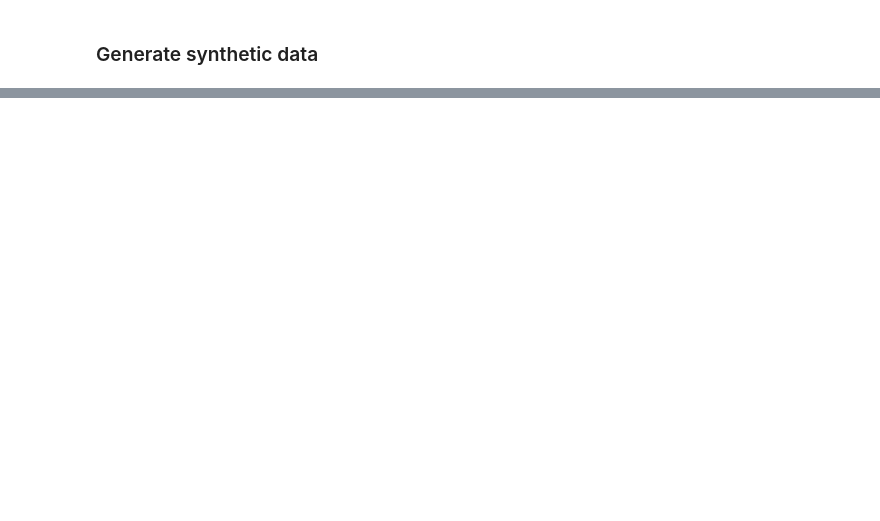
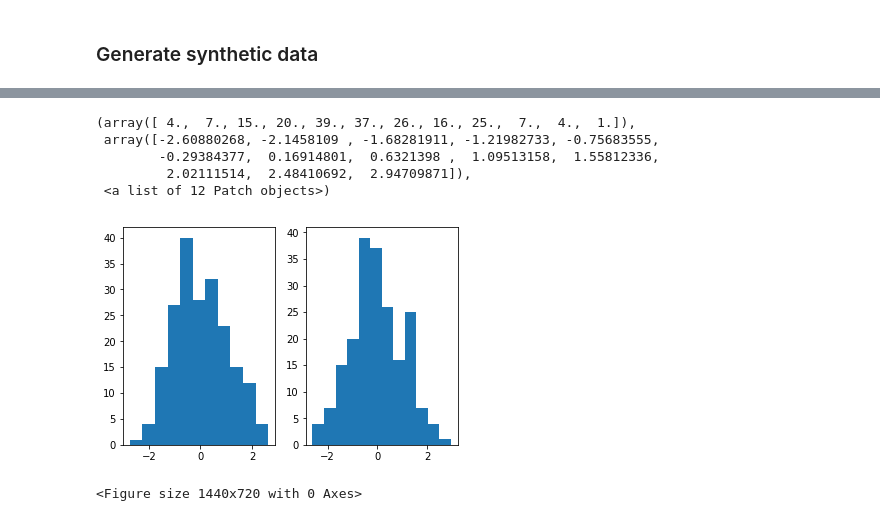
Before and after one commit to hkindbom/DD2434-Machine-Learning-Advanced, a Jupyter notebook: Assignment 1.ipynb, the cells around one changed output, grey strips where cells are left out. Saved outputs shown, nothing was run; the diff lists cells and outputs as text; code cells hidden in the pictures; blank space fills up the shorter version.

```diff
--- a/Assignment 1.ipynb
+++ b/Assignment 1.ipynb
@@ -26,0 +54,28 @@ x = [−1, −0.99, . . . , 0.99, 1] (14)
+# %%
+#OLD
+prior_w_0, prior_w_1 = np.random.multivariate_normal(prior_mu ,prior_cov_mat, N).T;
+
+plt.figure(figsize=(11, 11))
+plt.plot(prior_w_0, prior_w_1, 'x',label = "Prior Sample")
+
+plt.legend(loc="upper right")
+plt.title("Samples from Gaussian prior")
+plt.ylabel('w_1')
+plt.xlabel('w_0')
+plt.show()
+# %%
+#OLD
+# Histogram of prior
+fig, axs = plt.subplots(1, 2, sharey=True)
+plt.figure(figsize=(20, 10))
+
+axs[0].hist(prior_w_0, bins='auto')
+axs[1].hist(prior_w_1, bins='auto')
+# %% [output]
+(array([ 4.,  7., 15., 20., 39., 37., 26., 16., 25.,  7.,  4.,  1.]),
+ array([-2.60880268, -2.1458109 , -1.68281911, -1.21982733, -0.75683555,
+        -0.29384377,  0.16914801,  0.6321398 ,  1.09513158,  1.55812336,
+         2.02111514,  2.48410692,  2.94709871]),
+ <a list of 12 Patch objects>)
+[figure, added]
+<Figure size 1440x720 with 0 Axes>
```
Also changed, not shown: parts of 8 cells of this notebook.
